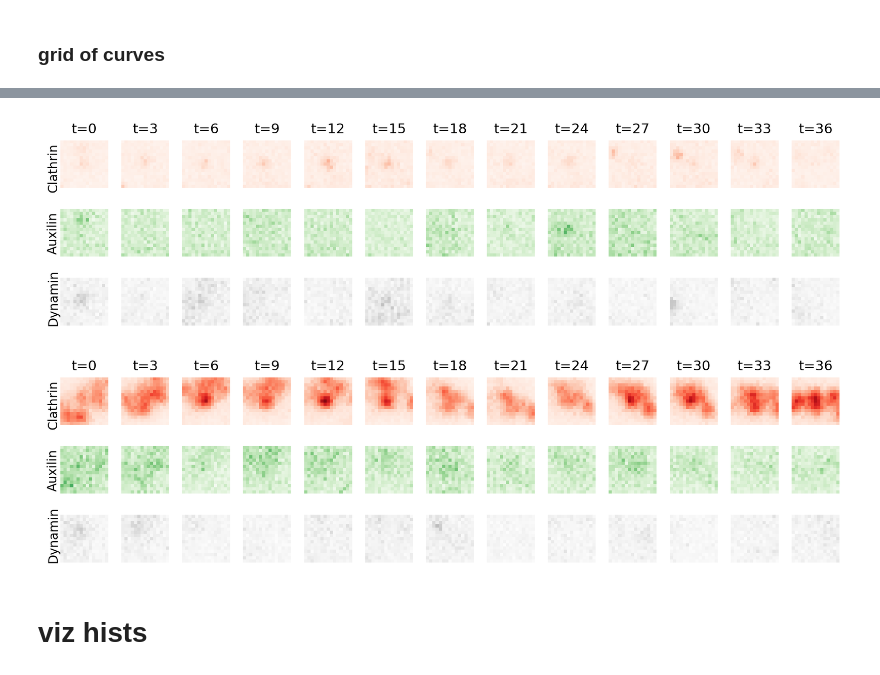
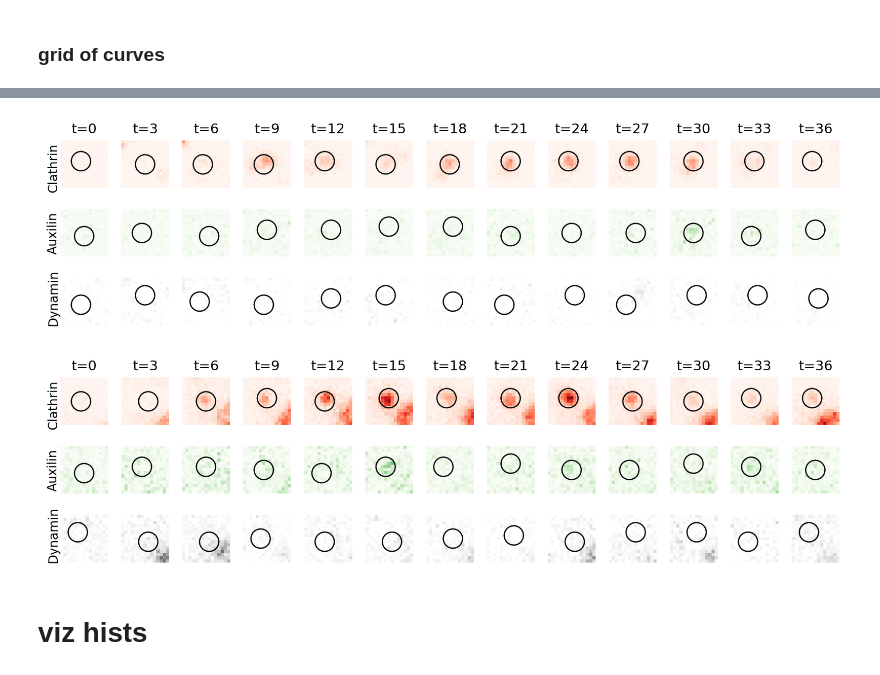
Before and after one commit to Yu-Group/molecular-partner-prediction, a Jupyter notebook: notebooks/00_intro_figs.ipynb, the cells around one changed output, grey strips where cells are left out. Saved outputs shown, nothing was run; the diff lists cells and outputs as text; code cells hidden in the pictures.

```diff
--- a/notebooks/00_intro_figs.ipynb
+++ b/notebooks/00_intro_figs.ipynb
@@ -134,32 +137,34 @@ plt.tight_layout()
 ### grid of curves
 # %%
 d = pd.DataFrame()
-for l in [12, 21, 39][::-1]:
+for l in [39, 15][::-1]:
     ds = df[df.lifetime == l].sort_values('X_max')
-    d = d.append(ds.iloc[[0, ds.shape[0]//2, -1]])
+    d = d.append(ds.iloc[[10, -100, -30]])
 
 # print(d)
-fig = plt.figure(figsize=(10, 9))
-viz.plot_curves(d, R=3, C=3, hline=False,
+fig = plt.figure(figsize=(10, 6))
+viz.plot_curves(d, R=2, C=3, hline=False,
                 xlim_constant=True,
                 ylim_constant=True,
                 legend=False,
                 extra_key='Z',
                 extra_key_label='Dynamin',
-                xlim=(0, 40),
-                ylim=(-300, 40000),
-                yticks=[1e3, 1e4],
-                yticklabels=[0, "$10^4$"],
+                xlim=(0, 39),
+                ylim=(-500, 15000),
+                yticks=[1000, 5000, 10000],
+                #yticklabels=["$0$", "$10^4$"],
                 fig=fig)
-plt.subplot(3, 3, 9)
+fig.text(0, 0.5, 'Fitted amplitude', va='center', rotation='vertical', fontsize=16)
+fig.text(0.5, 0, 'Time (s)', va='center', fontsize=16)
+plt.subplot(2, 3, 6)
 dvu.line_legend()
 plt.xlim((0, 40))
 
-plt.subplot(3, 3, 4)
-plt.ylabel('Fitted amplitude')
+#plt.subplot(2, 2, 4)
+#plt.ylabel('Fitted amplitude')
 
-plt.subplot(3, 3, 8)
-plt.xlabel('Lifetime')
+#plt.subplot(2, 2, 4)
+#plt.xlabel('Lifetime')
 
 
 viz.savefig('intro_grid')
@@ -178,35 +180,45 @@ plt.show()
 # %%
-videos = viz.get_dynamin_data_videos(d, d.pid.values, add_px=7)
+add_px = 7
+videos = viz.get_dynamin_data_videos(d, d.pid.values, add_px=add_px)
 # %%
-for ex_num, name in zip([1, 2], ['abortive', 'valid']):
+for ex_num, name in zip([4, 5], ['abortive', 'valid']):
     pid = d.pid.values[ex_num]
     n = len(videos[pid]['aux'])
     #n = n - n % 2
     subsample = 2
     nsub = ceil(n / subsample)
 
     fig = plt.figure(figsize=(9, 3.3), dpi=200, facecolor='w')
     cmaps = {'cla': 'Reds', 'aux': 'Greens', 'dyn': 'Greys'}
     for k, m in enumerate(['cla', 'aux', 'dyn']):
         for j, i in enumerate(range(n)[::subsample]):
             ax = plt.subplot(3, nsub, j + 1 + nsub * k)
             ax.imshow(videos[pid][m][i], vmin=0, vmax=1, cmap=cmaps[m]) # Auxilin
+            if k <= 2:
+                max_amp = -10
+                l1_max, l2_max = 0, 0
+                for l1 in range(add_px - 2, add_px + 2):
+                    for l2 in range(add_px - 2, add_px + 2):
+                        if np.sum(videos[pid][m][i][(l1 - 2):(l1 + 3),:][:,(l2 - 2):(l2 + 3)]) > max_amp:
+                            max_amp = np.sum(videos[pid][m][i][(l1 - 2):(l1 + 3),:][:,(l2 - 2):(l2 + 3)])
+                            l1_max, l2_max = l1, l2
+                ax.scatter(l1_max, l2_max, s=240, facecolors='none', edgecolors='k')
             ax.set_xticks([])
             ax.set_yticks([])
             ax.spines['left'].set_visible(False)
             ax.spines['bottom'].set_visible(False)
             if k == 0:
                 ax.set_title(label=f't={int(1.5 * i)}', fontsize=11)
 
     fig.text(0, 0.72, 'Clathrin', va='center', rotation='vertical')
     fig.text(0, 0.5, 'Auxilin', va='center', rotation='vertical')
     fig.text(0, 0.28, 'Dynamin', va='center', rotation='vertical')
     plt.tight_layout()
 
     viz.savefig(f'grid_{name}')
 # %% [output]
-[figure, old version]
+[figure, new version]
-[figure, old version]
+[figure, new version]
 # %% [markdown]
 # viz hists
 # %%
```
Also changed, not shown: parts of 2 cells of this notebook, 2 other files.
